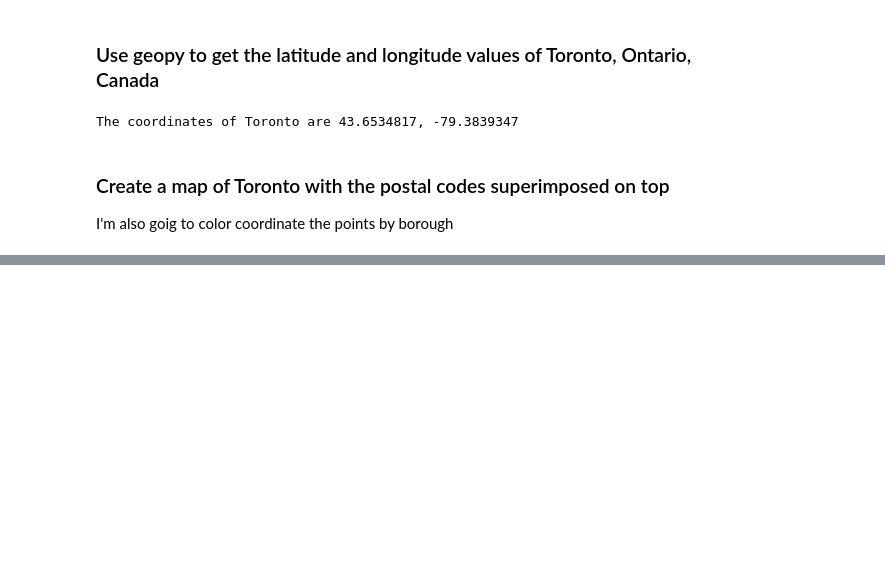
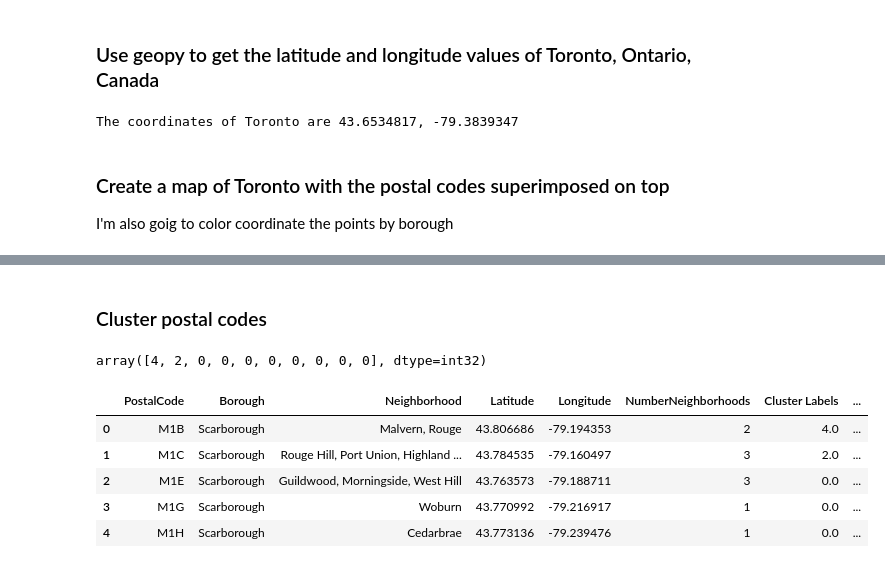
Before and after one commit to eyadams/capston-week-3, a Jupyter notebook: Capstone Week 3 - Part 3.ipynb, the cells around one changed output, grey strips where cells are left out. Cells and saved outputs as stored; diff of their text form; code cells hidden in the pictures; blank space fills up the shorter version.

```diff
--- a/Capstone Week 3 - Part 3.ipynb
+++ b/Capstone Week 3 - Part 3.ipynb
@@ -147,0 +301,32 @@ map_toronto
+# %%
+def most_common_venues(row, number=5):
+    row_categories = row.iloc[1:]
+    row_categories_sorted = row_categories.sort_values(ascending=False)
+    return row_categories_sorted.index.values[0:number]
+
+number_top_venues = 10
+
+# The New York notebook used numpy.arange for this.
+# Why use numpy.arange for something trivial like this?
+
+columns = ['PostalCode']
+for i in range(1, number_top_venues + 1):
+    if i == 1:
+        columns.append("1st Most Common Venue")
+    elif i == 2:
+        columns.append("2nd Most Common Venue")
+    elif i == 3:
+        columns.append("3rd Most Common Venue")
+    else:
+        columns.append("{}th Most Common Venue".format(i))
+
+postal_code_venues_sorted = pd.DataFrame(columns=columns)
+postal_code_venues_sorted['PostalCode'] = toronto_grouped['PostalCode']
+
+# Again: why use numpy.arange for something trivial like this?
+
+for i in range(0, toronto_grouped.shape[0]):
+    postal_code_venues_sorted.iloc[i, 1:] = most_common_venues(
+            toronto_grouped.iloc[i, :], number_top_venues)
+
+postal_code_venues_sorted.head()
@@ -147,0 +340,24 @@ map_toronto
+# %% [markdown]
+### Cluster postal codes
+# %%
+clusters = 5
+
+toronto_grouped_clustering = toronto_grouped.drop('PostalCode', 1)
+
+kmeans = KMeans(n_clusters=clusters, random_state=3).fit(toronto_grouped_clustering)
+kmeans.labels_[0:10]
+# %% [output]
+array([4, 2, 0, 0, 0, 0, 0, 0, 0, 0], dtype=int32)
+# %%
+# postal_code_venues_sorted.insert(0, 'Cluster Labels', kmeans.labels_)
+toronto_merged = postal_codes
+toronto_merged = toronto_merged.join(
+        postal_code_venues_sorted.set_index("PostalCode"), on='PostalCode')
+toronto_merged.head()
+# %% [output]
+|  | PostalCode | Borough | Neighborhood | Latitude | Longitude | NumberNeighborhoods | Cluster Labels | ... |
+| 0 | M1B | Scarborough | Malvern, Rouge | 43.806686 | -79.194353 | 2 | 4.0 | ... |
+| 1 | M1C | Scarborough | Rouge Hill, Port Union, Highland ... | 43.784535 | -79.160497 | 3 | 2.0 | ... |
+| 2 | M1E | Scarborough | Guildwood, Morningside, West Hill | 43.763573 | -79.188711 | 3 | 0.0 | ... |
+| 3 | M1G | Scarborough | Woburn | 43.770992 | -79.216917 | 1 | 0.0 | ... |
+| 4 | M1H | Scarborough | Cedarbrae | 43.773136 | -79.239476 | 1 | 0.0 | ... |
```
Also changed, not shown: parts of 25 cells of this notebook.
